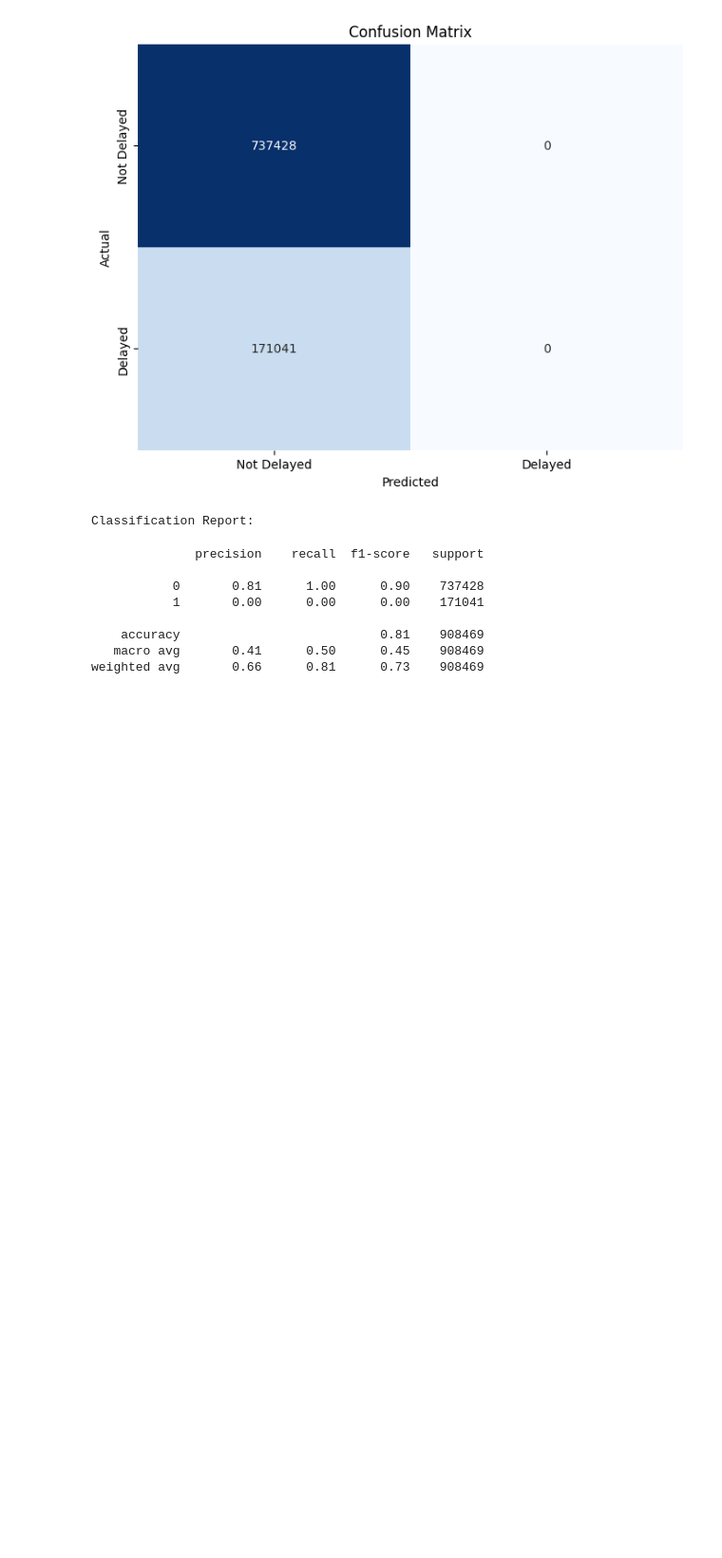
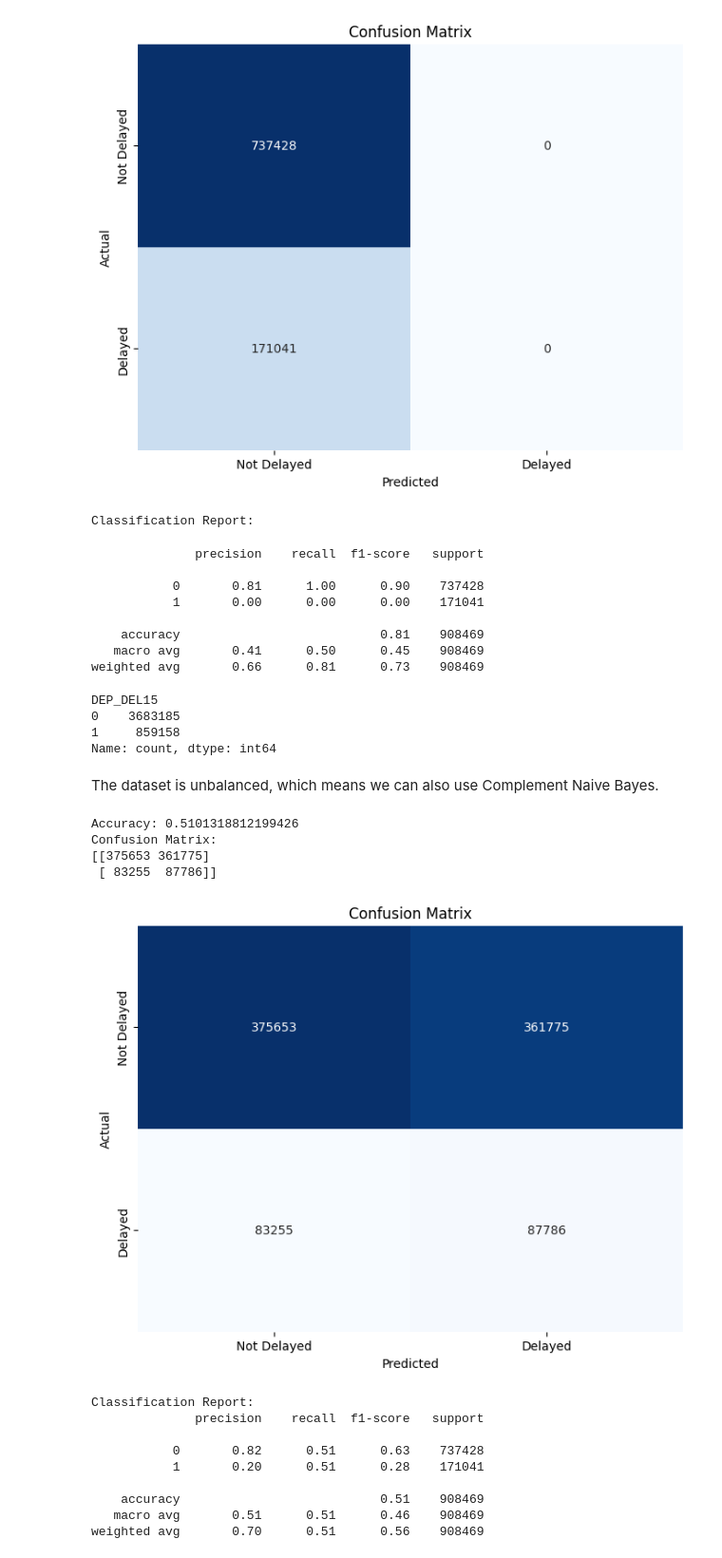
Before and after one commit to aghabekyanv3/flight_delay_prediction, a Jupyter notebook: model.ipynb, the cells around one changed output. Shown at 95% size. Drawn from its saved outputs; the diff is of its cells as text; code cells hidden in the pictures; blank space fills up the shorter version.

Commit message:
added complement nb

```diff
--- a/model.ipynb
+++ b/model.ipynb
@@ -88,9 +97,9 @@ X_train, X_test, y_train, y_test = train_test_split(X,y, test_size = 0.2)
 # %% [markdown]
 We are using GaussianNB because it's better fitted for continuous numerical features that can be assumed to follow a Gaussian (normal) distribution.
 # %%
-model = GaussianNB()
+gnb = GaussianNB()
 
-model.fit(X_train, y_train)
+gnb.fit(X_train, y_train)
 # %% [output]
 GaussianNB()
 # %%
@@ -137,3 +146,74 @@ Classification Report:
     accuracy                           0.81    908469
    macro avg       0.41      0.50      0.45    908469
 weighted avg       0.66      0.81      0.73    908469
+# %%
+class_counts = df['DEP_DEL15'].value_counts()
+
+# Display the value counts
+print(class_counts)
+# %% [output]
+DEP_DEL15
+0    3683185
+1     859158
+Name: count, dtype: int64
+# %% [markdown]
+The dataset is unbalanced, which means we can also use Complement Naive Bayes.
+# %%
+# Identify features with negative values
+features_with_negatives = ['LONGITUDE', 'TMAX']
+
+# Apply zero shift to features
+for feature in features_with_negatives:
+    min_value = X_train[feature].min()
+    if min_value < 0:
+        X_train[feature] = X_train[feature] - min_value
+
+# Apply the same transformation to the test set if needed
+for feature in features_with_negatives:
+    min_value = X_test[feature].min()
+    if min_value < 0:
+        X_test[feature] = X_test[feature] - min_value
+# %%
+cnb = ComplementNB()
+cnb.fit(X_train, y_train)
+
+# Make predictions on the test set
+y_pred_cnb = cnb.predict(X_test)
+
+# Evaluate the model
+accuracy = accuracy_score(y_test, y_pred_cnb)
+print(f"Accuracy: {accuracy}")
+
+conf_matrix2 = confusion_matrix(y_test, y_pred_cnb)
+
+# display the confusion matrix
+print("Confusion Matrix:")
+print(conf_matrix2)
+
+# visualize the confusion matrix using a heatmap
+plt.figure(figsize=(8, 6))
+sns.heatmap(conf_matrix2, annot=True, fmt='d', cmap='Blues', cbar=False,
+            xticklabels=['Not Delayed', 'Delayed'], yticklabels=['Not Delayed', 'Delayed'])
+plt.title('Confusion Matrix')
+plt.xlabel('Predicted')
+plt.ylabel('Actual')
+plt.show()
+
+# Display classification report
+print("\nClassification Report:")
+print(classification_report(y_test, y_pred_cnb))
+# %% [output]
+Accuracy: 0.5101318812199426
+Confusion Matrix:
+[[375653 361775]
+ [ 83255  87786]]
+[figure, added]
+Classification Report:
+              precision    recall  f1-score   support
+
+           0       0.82      0.51      0.63    737428
+           1       0.20      0.51      0.28    171041
+
+    accuracy                           0.51    908469
+   macro avg       0.51      0.51      0.46    908469
+weighted avg       0.70      0.51      0.56    908469
```
Also changed, not shown: parts of 4 cells of this notebook.
